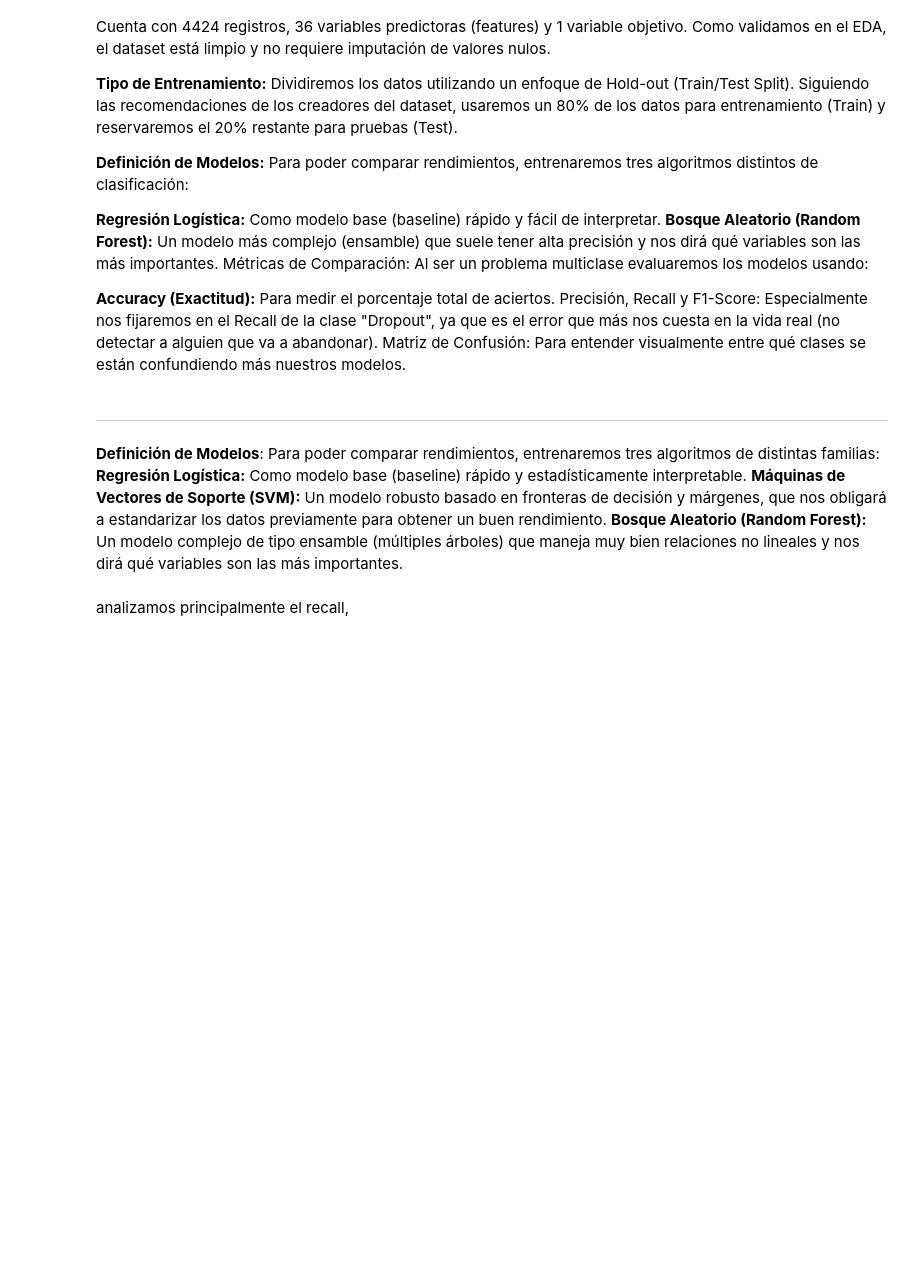
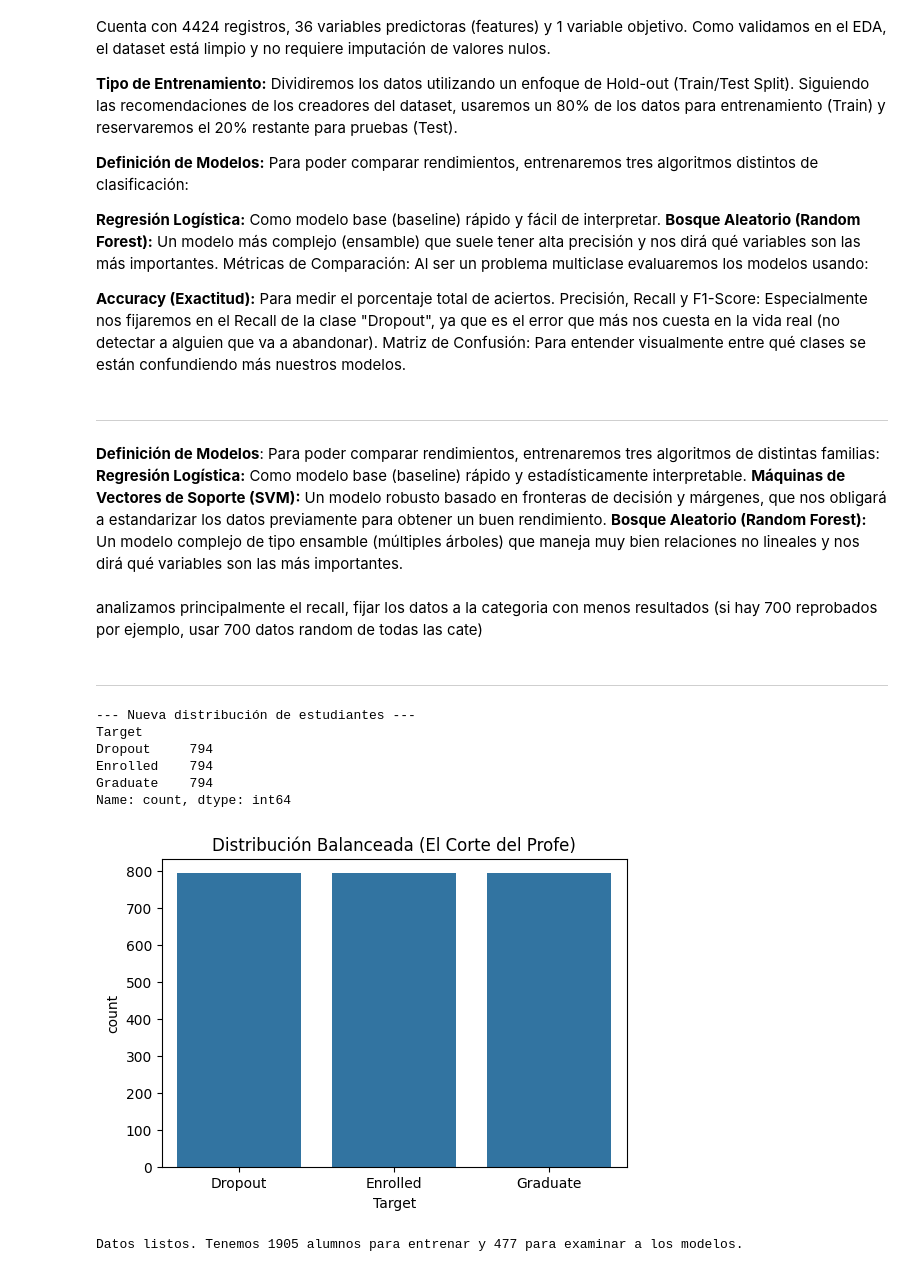
Before and after one commit to lNachox/ICC732-1_Tarea-6_Clasificacion-segun-conjunto-de-datos, a Jupyter notebook: Tarea_6_Clasificación_según_conjunto_de_datos.ipynb, the cells around one changed output. Cells and saved outputs as stored; diff of their text form; code cells hidden in the pictures; blank space fills up the shorter version.

```diff
--- a/Tarea_6_Clasificación_según_conjunto_de_datos.ipynb
+++ b/Tarea_6_Clasificación_según_conjunto_de_datos.ipynb
@@ -140,5 +140,56 @@ Matriz de Confusión: Para entender visualmente entre qué clases se están conf
 **Regresión Logística:** Como modelo base (baseline) rápido y estadísticamente interpretable.
 **Máquinas de Vectores de Soporte (SVM):** Un modelo robusto basado en fronteras de decisión y márgenes, que nos obligará a estandarizar los datos previamente para obtener un buen rendimiento.
 **Bosque Aleatorio (Random Forest):** Un modelo complejo de tipo ensamble (múltiples árboles) que maneja muy bien relaciones no lineales y nos dirá qué variables son las más importantes.
-# %% [markdown]
-analizamos principalmente el recall,
+# %% [markdown]
+analizamos principalmente el recall, fijar los datos a la categoria con menos resultados (si hay 700 reprobados por ejemplo, usar 700 datos random de todas las cate)
+# %% [markdown]
+---------------------------------------
+# %%
+# 1. Encontrar el tamaño de la categoría más pequeña (Enrolled = 794)
+cantidad_minima = df['Target'].value_counts().min()
+
+# 2. Hacer el "recorte" aleatorio para igualar las 3 clases
+# Usamos random_state=42 para que si corres el código de nuevo, elija los mismos alumnos
+df_balanceado = df.groupby('Target').sample(n=cantidad_minima, random_state=42)
+
+# 3. Comprobar que haya funcionado
+print("--- Nueva distribución de estudiantes ---")
+print(df_balanceado['Target'].value_counts())
+
+# Si quieres, puedes ver el nuevo gráfico balanceado:
+import seaborn as sns
+import matplotlib.pyplot as plt
+
+plt.figure(figsize=(6, 4))
+sns.countplot(data=df_balanceado, x='Target')
+plt.title('Distribución Balanceada (El Corte del Profe)')
+plt.show()
+# %% [output]
+--- Nueva distribución de estudiantes ---
+Target
+Dropout     794
+Enrolled    794
+Graduate    794
+Name: count, dtype: int64
+[figure, added]
+# %%
+# Importar las herramientas necesarias de Scikit-Learn
+from sklearn.model_selection import train_test_split
+from sklearn.preprocessing import StandardScaler
+
+# 1. Separar la variable que queremos predecir (y) del resto de las variables (X)
+# Usamos df_balanceado como acordamos
+X = df_balanceado.drop('Target', axis=1) # Todas las columnas menos el Target
+y = df_balanceado['Target'] # Solo la columna Target
+
+# 2. Dividir en 80% entrenamiento (Train) y 20% prueba (Test)
+X_train, X_test, y_train, y_test = train_test_split(X, y, test_size=0.20, random_state=42)
+
+# 3. Escalar (Normalizar) los datos numéricos (¡Vital para el SVM!)
+scaler = StandardScaler()
+X_train_scaled = scaler.fit_transform(X_train)
+X_test_scaled = scaler.transform(X_test)
+
+print(f"Datos listos. Tenemos {X_train.shape[0]} alumnos para entrenar y {X_test.shape[0]} para examinar a los modelos.")
+# %% [output]
+Datos listos. Tenemos 1905 alumnos para entrenar y 477 para examinar a los modelos.
```
Also changed, not shown: parts of 3 cells of this notebook.
